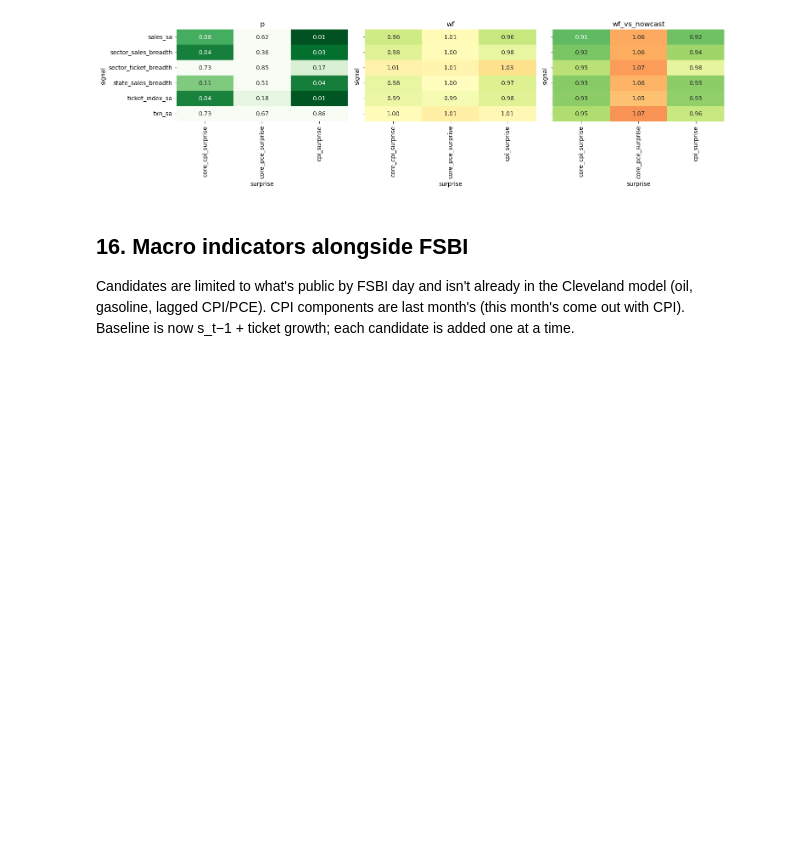
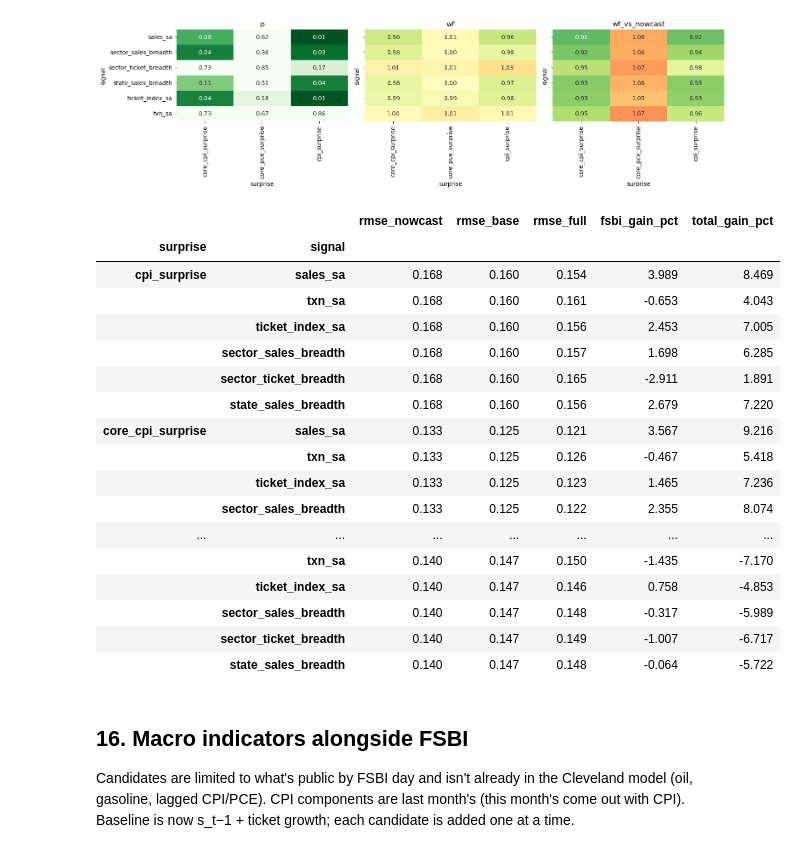
Before and after one commit to deccampbell/QCF_Capstone_Fiserv, a Jupyter notebook: 01_phase1-2_data_prep_eda.ipynb, the cells around one changed output. Saved outputs shown, nothing was run; the diff lists cells and outputs as text; code cells hidden in the pictures; blank space fills up the shorter version.

```diff
--- a/01_phase1-2_data_prep_eda.ipynb
+++ b/01_phase1-2_data_prep_eda.ipynb
@@ -484,7 +484,8 @@ def add_test(y, x, controls=(), min_train=24):
             err[name].append(test.y.iloc[0] - pred)
     nowcast = rmse(Z.y.iloc[min_train:])
     return {"p": p, "wf": rmse(err["full"]) / rmse(err["base"]),
-            "wf_vs_nowcast": rmse(err["full"]) / nowcast, "base_vs_nowcast": rmse(err["base"]) / nowcast}
+            "wf_vs_nowcast": rmse(err["full"]) / nowcast, "base_vs_nowcast": rmse(err["base"]) / nowcast,
+            "rmse_nowcast": nowcast, "rmse_base": rmse(err["base"]), "rmse_full": rmse(err["full"])}
 
 def plot_tests(results, index):
     fig, axes = plt.subplots(1, 3, figsize=(15, 0.45 * results[index].nunique() + 1.5), sharey=True)
@@ -507,6 +508,31 @@ Name: base_vs_nowcast, dtype: float64
 plot_tests(results, "signal")
 # %% [output]
 [figure]
+# %%
+# walk-forward RMSE (pp): raw nowcast, + last month's surprise, + FSBI
+(results.assign(fsbi_gain_pct=lambda r: (1 - r.rmse_full / r.rmse_base) * 100,
+                total_gain_pct=lambda r: (1 - r.rmse_full / r.rmse_nowcast) * 100)
+        .set_index(["surprise", "signal"])
+        [["rmse_nowcast", "rmse_base", "rmse_full", "fsbi_gain_pct", "total_gain_pct"]].round(3))
+# %% [output]
+|  |  | rmse_nowcast | rmse_base | rmse_full | fsbi_gain_pct | total_gain_pct |
+| surprise | signal |  |  |  |  |  |
+| cpi_surprise | sales_sa | 0.168 | 0.160 | 0.154 | 3.989 | 8.469 |
+|  | txn_sa | 0.168 | 0.160 | 0.161 | -0.653 | 4.043 |
+|  | ticket_index_sa | 0.168 | 0.160 | 0.156 | 2.453 | 7.005 |
+|  | sector_sales_breadth | 0.168 | 0.160 | 0.157 | 1.698 | 6.285 |
+|  | sector_ticket_breadth | 0.168 | 0.160 | 0.165 | -2.911 | 1.891 |
+|  | state_sales_breadth | 0.168 | 0.160 | 0.156 | 2.679 | 7.220 |
+| core_cpi_surprise | sales_sa | 0.133 | 0.125 | 0.121 | 3.567 | 9.216 |
+|  | txn_sa | 0.133 | 0.125 | 0.126 | -0.467 | 5.418 |
+|  | ticket_index_sa | 0.133 | 0.125 | 0.123 | 1.465 | 7.236 |
+|  | sector_sales_breadth | 0.133 | 0.125 | 0.122 | 2.355 | 8.074 |
+| ... | ... | ... | ... | ... | ... | ... |
+|  | txn_sa | 0.140 | 0.147 | 0.150 | -1.435 | -7.170 |
+|  | ticket_index_sa | 0.140 | 0.147 | 0.146 | 0.758 | -4.853 |
+|  | sector_sales_breadth | 0.140 | 0.147 | 0.148 | -0.317 | -5.989 |
+|  | sector_ticket_breadth | 0.140 | 0.147 | 0.149 | -1.007 | -6.717 |
+|  | state_sales_breadth | 0.140 | 0.147 | 0.148 | -0.064 | -5.722 |
 # %% [markdown]
 ## 16. Macro indicators alongside FSBI
 
```
Also changed, not shown: parts of 1 cell of this notebook, 2 other files.
